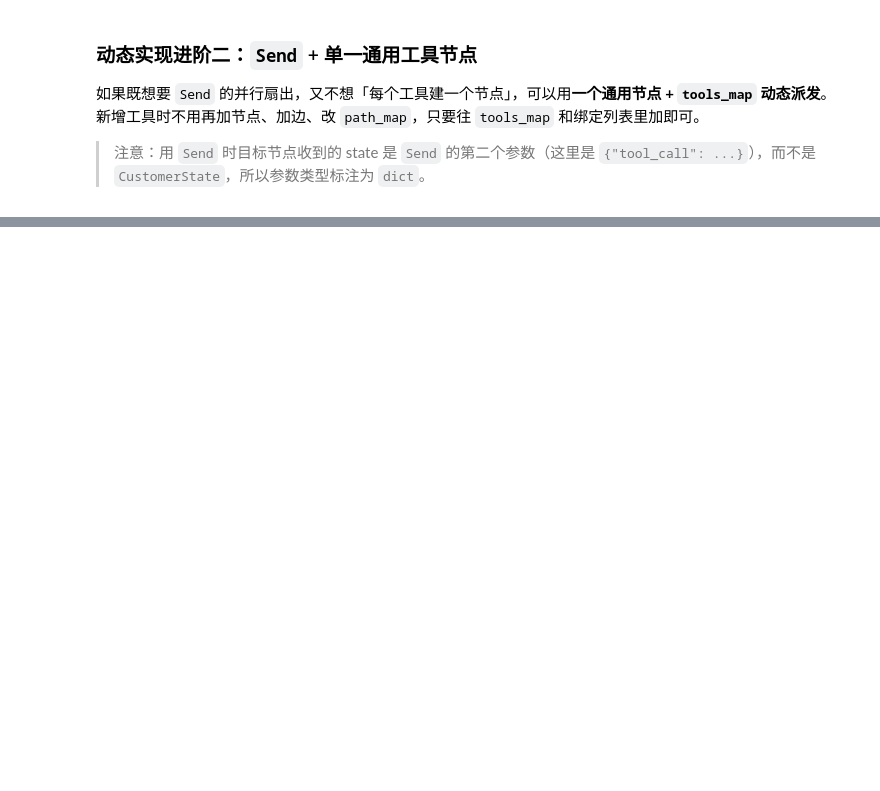
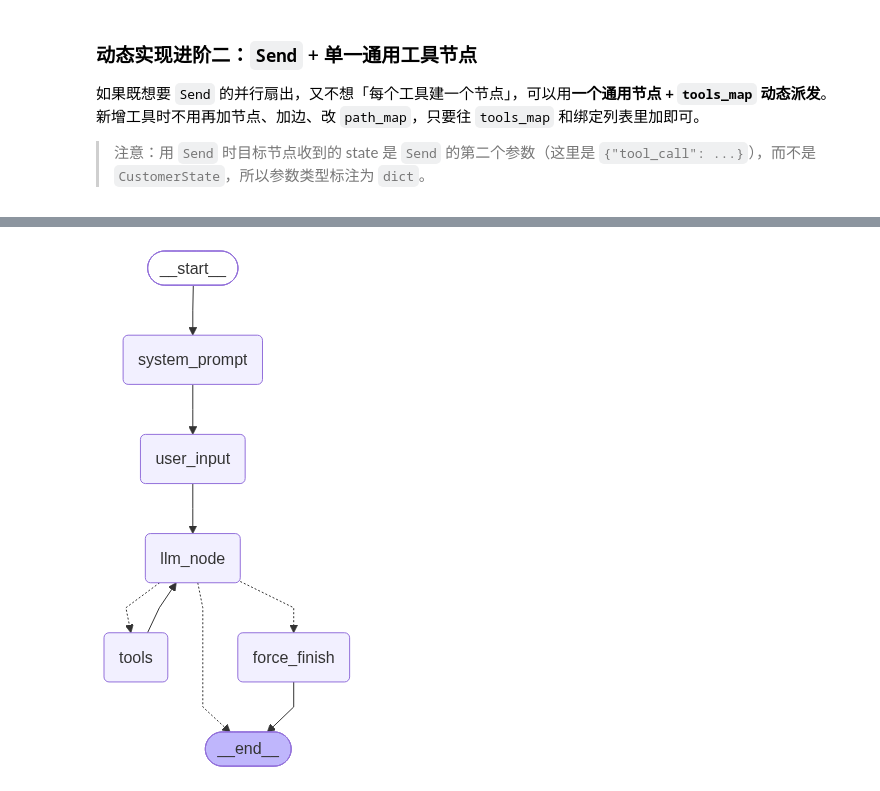
Before and after one commit to xuliji/langgraph_demo, a Jupyter notebook: chapter02/05-AgentLoop.ipynb, the cells around one changed output, grey strips where cells are left out. Drawn from its saved outputs; the diff is of its cells as text; code cells hidden in the pictures; blank space fills up the shorter version.

```diff
--- a/chapter02/05-AgentLoop.ipynb
+++ b/chapter02/05-AgentLoop.ipynb
@@ -347,0 +650,80 @@ rich_print(
+# %%
+MAX_TOOL_ROUNDS = 3
+
+
+class BudgetState(CustomerState):
+    """在 CustomerState 基础上加一个「工具轮次」计数器。"""
+
+    tool_rounds: Annotated[int, add]   # add 归约器：并行写也不丢；1.x 下缺省值可以不给
+
+
+def budget_tools(state: BudgetState) -> BudgetState:
+    """自己写的工具节点：执行工具的同时把轮次 +1。"""
+    results = []
+    for call in state["messages"][-1].tool_calls:
+        out = tools_map[call["name"]].invoke(call["args"])
+        results.append(
+            ToolMessage(
+                content=out or f"未查到与「{call['args']}」相关的信息。",
+                tool_call_id=call["id"],
+            )
+        )
+    return {"messages": results, "tool_rounds": state.get("tool_rounds", 0) + 1}
+
+
+def budget_route(state: BudgetState) -> str:
+    last = state["messages"][-1]
+    if not getattr(last, "tool_calls", None):
+        return END                          # 模型自己决定收尾了
+    if state.get("tool_rounds", 0) >= MAX_TOOL_ROUNDS:
+        return "force_finish"               # 预算耗尽 -> 优雅降级，而不是抛异常
+    return "tools"
+
+
+def force_finish(state: BudgetState) -> BudgetState:
+    """降级节点：用已有 ToolMessage 组织一条可读的收尾答复，保证流程正常结束。"""
+    facts = [m.content for m in state["messages"] if isinstance(m, ToolMessage)]
+    return {
+        "messages": [
+            AIMessage(
+                content=f"工具调用轮次已达上限（{MAX_TOOL_ROUNDS} 轮），已停止继续检索。"
+                        f"目前掌握的信息：{'；'.join(facts)}。"
+            )
+        ]
+    }
+
+
+def build_budget_graph(llm):
+    b = StateGraph(BudgetState)
+    b.add_node("system_prompt", system_prompt)
+    b.add_node("user_input", user_input)
+    b.add_node("llm_node", llm)
+    b.add_node("tools", budget_tools)
+    b.add_node("force_finish", force_finish)
+    b.add_edge(START, "system_prompt")
+    b.add_edge("system_prompt", "user_input")
+    b.add_edge("user_input", "llm_node")
+    b.add_conditional_edges("llm_node", budget_route, ["tools", "force_finish", END])
+    b.add_edge("tools", "llm_node")
+    b.add_edge("force_finish", END)
+    return b.compile()
+
+
+# 1) 死循环假模型：必然把 3 轮预算用光 -> 走 force_finish 收尾，全程不抛异常
+budget_never_graph = build_budget_graph(llm_node_never)
+display(Image(budget_never_graph.get_graph().draw_mermaid_png()))
+state = budget_never_graph.invoke({"user_input": "北京天气怎么样？"}, {"recursion_limit": 30})
+print("总工具轮次 =", state["tool_rounds"], "（上限", MAX_TOOL_ROUNDS, "）")
+print("消息类型 =", [type(m).__name__ for m in state["messages"]])
+print("最终回答 =", state["messages"][-1].content)
+
+# 2) 换成真实模型：正常问题几轮就结束，业务预算根本用不上
+budget_graph = build_budget_graph(llm_node)
+state = budget_graph.invoke(
+    {"user_input": "帮我干两件事，第一件查询北京天气，第二件查询科技相关的新闻"},
+    {"recursion_limit": 2 * MAX_TOOL_ROUNDS + 2},   # 2 步/轮 + 2 个前置节点
+)
+print("真实模型这次用了", state["tool_rounds"], "轮工具，步数没超限")
+print(state["messages"][-1].content)
+# %% [output]
+[figure, added]
```
Also changed, not shown: parts of 16 cells of this notebook.
